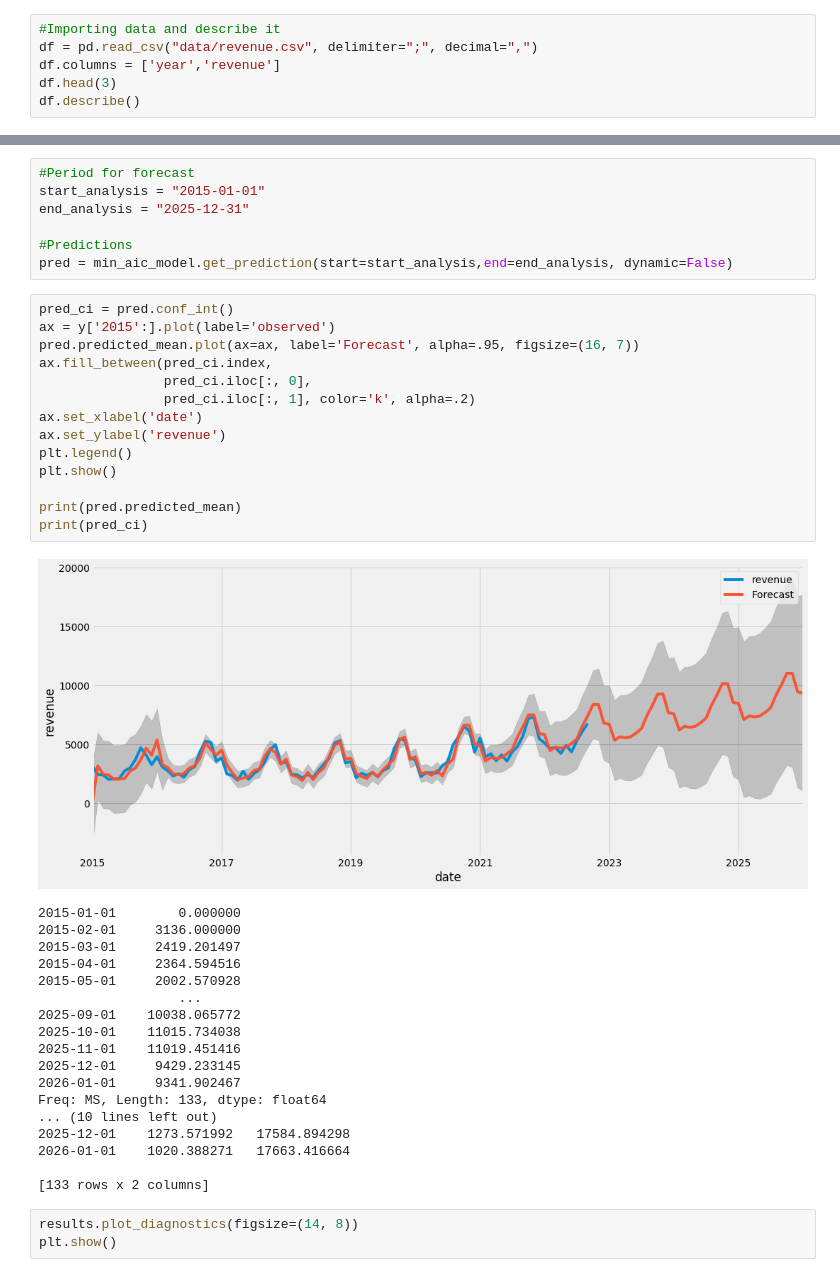
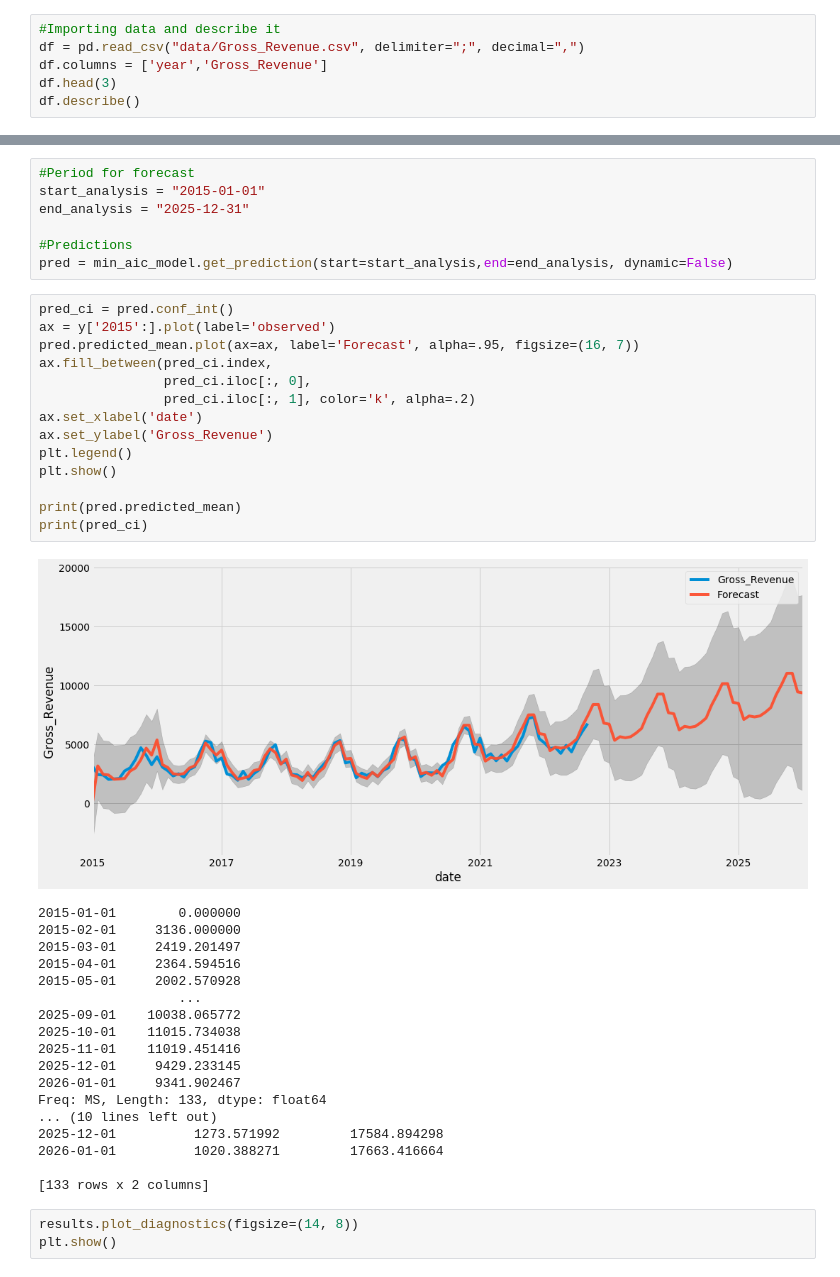
Before and after one commit to dkjastpe/dkjastpe, a Jupyter notebook: Financial_Forecasting_Model_Internship.ipynb, the cells around one changed output, grey strips where cells are left out. Cells and saved outputs as stored; diff of their text form.

```diff
--- a/Financial_Forecasting_Model_Internship.ipynb
+++ b/Financial_Forecasting_Model_Internship.ipynb
@@ -29,8 +29,8 @@ import matplotlib
 import seaborn as sns
 # %%
 #Importing data and describe it
-df = pd.read_csv("data/revenue.csv", delimiter=";", decimal=",")
-df.columns = ['year','revenue']
+df = pd.read_csv("data/Gross_Revenue.csv", delimiter=";", decimal=",")
+df.columns = ['year','Gross_Revenue']
 df.head(3)
 df.describe()
 # %% [output]
@@ -330,19 +313,19 @@ pred = min_aic_model.get_prediction(start=start_analysis,end=end_analysis, dynam
 # %%
 pred_ci = pred.conf_int()
 ax = y['2015':].plot(label='observed')
 pred.predicted_mean.plot(ax=ax, label='Forecast', alpha=.95, figsize=(16, 7))
 ax.fill_between(pred_ci.index,
                 pred_ci.iloc[:, 0],
                 pred_ci.iloc[:, 1], color='k', alpha=.2)
 ax.set_xlabel('date')
-ax.set_ylabel('revenue')
+ax.set_ylabel('Gross_Revenue')
 plt.legend()
 plt.show()
 
 print(pred.predicted_mean)
 print(pred_ci)
 # %% [output]
-[figure, old version]
+[figure, new version]
 2015-01-01        0.000000
 2015-02-01     3136.000000
 2015-03-01     2419.201497
```
Also changed, not shown: parts of 14 cells of this notebook, 8 other files.
